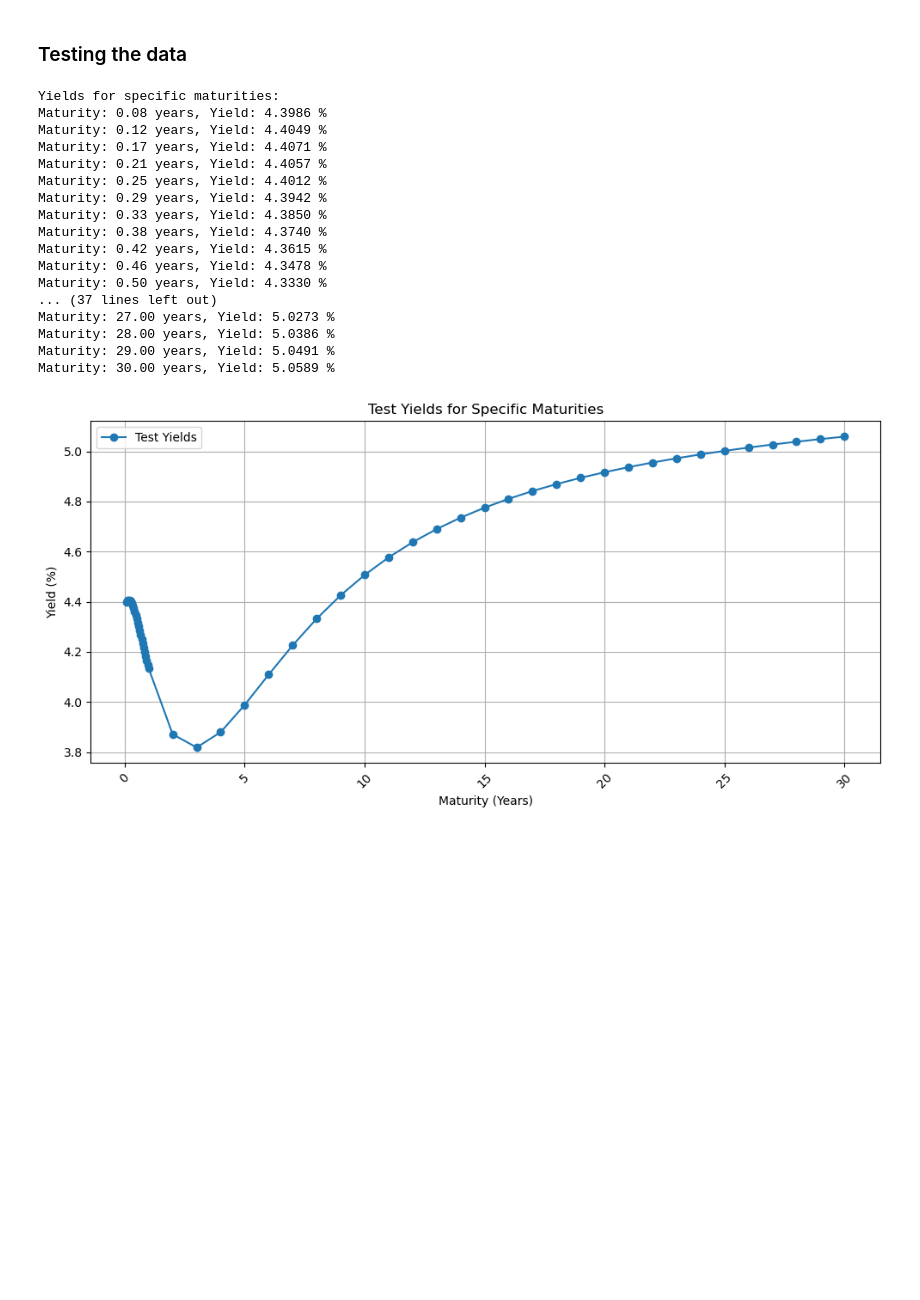
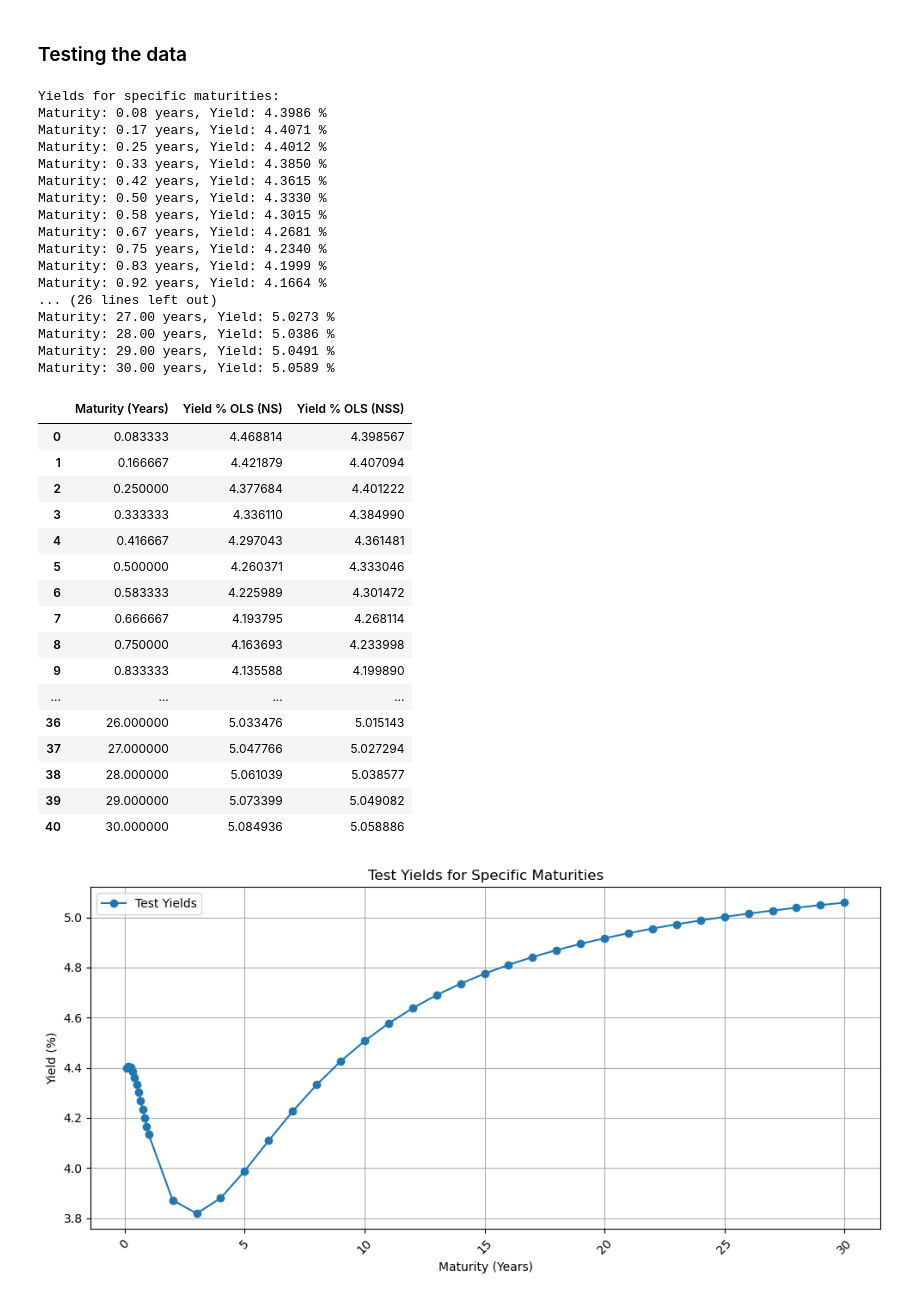
Before and after one commit to niranjan-kamal/yield_curve_and_stochastic_int_rate_modelling, a Jupyter notebook: Yield_curve_modelling.ipynb, the cells around one changed output. Saved outputs shown, nothing was run; the diff lists cells and outputs as text; code cells hidden in the pictures; blank space fills up the shorter version.

Commit message:
NSS, NS, CS, LI - All models done

```diff
--- a/Yield_curve_modelling.ipynb
+++ b/Yield_curve_modelling.ipynb
@@ -222,11 +222,16 @@ So both methods, when applied correctly to the same model and data, will yield t
 ### Testing the data
 # %%
 # find the yeild for 1 Mo, 1.5 Mo, 2 Mo, 2.5 Mo, 3 Mo, 3.5 Mo, 4 Mo, 4.5 Mo, 5 Mo, 5.5 Mo, 6 Mo, 6.5 Mo, 7 Mo, 7.5 Mo, 8 Mo, 8.5 Mo, 9 Mo, 9.5 Mo, 10 Mo, 10.5 Mo, 11 Mo, 11.5 Mo, 12 Mo, 1 Yr, 2 Yr, 3 Yr, 4 Yr, 5 Yr, 6 Yr, 7 Yr, 8 Yr, 9 Yr, 10 Yr, 11 Yr, 12 Yr, 13 Yr, 14 Yr, 15 Yr, 16 Yr, 17 Yr, 18 Yr, 19 Yr, 20 Yr, 21 Yr, 22 Yr, 23 Yr, 24 Yr, 25 Yr, 26 Yr, 27 Yr, 28 Yr, 29 Yr, 30 Yr
-maturities_to_check = [1/12, 1.5/12, 2/12, 2.5/12, 3/12, 3.5/12, 4/12, 4.5/12, 5/12, 5.5/12, 6/12, 6.5/12, 7/12, 7.5/12, 8/12, 8.5/12, 9/12, 9.5/12, 10/12, 10.5/12, 11/12, 11.5/12, 1, 2, 3, 4, 5, 6, 7, 8, 9, 10, 11, 12, 13, 14, 15, 16, 17, 18, 19, 20, 21, 22, 23, 24, 25, 26, 27, 28, 29, 30]
+maturities_to_check = [1/12, 2/12, 3/12, 4/12,  5/12, 6/12,  7/12, 8/12, 9/12, 10/12, 11/12, 1, 2, 3, 4, 5, 6, 7, 8, 9, 10, 11, 12, 13, 14, 15, 16, 17, 18, 19, 20, 21, 22, 23, 24, 25, 26, 27, 28, 29, 30]
 yields_to_check = nelson_siegel_model(maturities_to_check, beta0, beta1, beta2, lambd)
 print("Yields for specific maturities:")
 for maturity, yield_value in zip(maturities_to_check, yields_to_check):
     print(f"Maturity: {maturity:.2f} years, Yield: {yield_value:.4f} %")
+
+# store it in a DataFrame
+test_yields_df = pd.DataFrame({
+    'Maturity (Years)': maturities_to_check,
+    'Yield % OLS (NS)': nelson_siegel_model(maturities_to_check, beta0, beta1, beta2, lambd),})
 # %% [output]
 Yields for specific maturities:
 Maturity: 0.08 years, Yield: 4.4688 %
@@ -367,7 +372,7 @@ plt.show()
 ### Testing the data
 # %%
 # find the yeild for 1 Mo, 1.5 Mo, 2 Mo, 2.5 Mo, 3 Mo, 3.5 Mo, 4 Mo, 4.5 Mo, 5 Mo, 5.5 Mo, 6 Mo, 6.5 Mo, 7 Mo, 7.5 Mo, 8 Mo, 8.5 Mo, 9 Mo, 9.5 Mo, 10 Mo, 10.5 Mo, 11 Mo, 11.5 Mo, 12 Mo, 1 Yr, 2 Yr, 3 Yr, 4 Yr, 5 Yr, 6 Yr, 7 Yr, 8 Yr, 9 Yr, 10 Yr, 11 Yr, 12 Yr, 13 Yr, 14 Yr, 15 Yr, 16 Yr, 17 Yr, 18 Yr, 19 Yr, 20 Yr, 21 Yr, 22 Yr, 23 Yr, 24 Yr, 25 Yr, 26 Yr, 27 Yr, 28 Yr, 29 Yr, 30 Yr
-maturities_to_check = [1/12, 1.5/12, 2/12, 2.5/12, 3/12, 3.5/12, 4/12, 4.5/12, 5/12, 5.5/12, 6/12, 6.5/12, 7/12, 7.5/12, 8/12, 8.5/12, 9/12, 9.5/12, 10/12, 10.5/12, 11/12, 11.5/12, 1, 2, 3, 4, 5, 6, 7, 8, 9, 10, 11, 12, 13, 14, 15, 16, 17, 18, 19, 20, 21, 22, 23, 24, 25, 26, 27, 28, 29, 30]
+maturities_to_check = [1/12, 2/12, 3/12, 4/12,  5/12, 6/12,  7/12, 8/12, 9/12, 10/12, 11/12, 1, 2, 3, 4, 5, 6, 7, 8, 9, 10, 11, 12, 13, 14, 15, 16, 17, 18, 19, 20, 21, 22, 23, 24, 25, 26, 27, 28, 29, 30]
 yields_to_check = nelson_siegel_svensson_model(maturities_to_check, beta0, beta1, beta2, beta3, lambd1, lambd2)
 print("Yields for specific maturities:")
 for maturity, yield_value in zip(maturities_to_check, yields_to_check):
@@ -375,17 +380,17 @@ for maturity, yield_value in zip(maturities_to_check, yields_to_check):
 # %% [output]
 Yields for specific maturities:
 Maturity: 0.08 years, Yield: 4.3986 %
-Maturity: 0.12 years, Yield: 4.4049 %
 Maturity: 0.17 years, Yield: 4.4071 %
-Maturity: 0.21 years, Yield: 4.4057 %
 Maturity: 0.25 years, Yield: 4.4012 %
-Maturity: 0.29 years, Yield: 4.3942 %
 Maturity: 0.33 years, Yield: 4.3850 %
-Maturity: 0.38 years, Yield: 4.3740 %
 Maturity: 0.42 years, Yield: 4.3615 %
-Maturity: 0.46 years, Yield: 4.3478 %
 Maturity: 0.50 years, Yield: 4.3330 %
-... (37 lines left out)
+Maturity: 0.58 years, Yield: 4.3015 %
+Maturity: 0.67 years, Yield: 4.2681 %
+Maturity: 0.75 years, Yield: 4.2340 %
+Maturity: 0.83 years, Yield: 4.1999 %
+Maturity: 0.92 years, Yield: 4.1664 %
+... (26 lines left out)
 Maturity: 27.00 years, Yield: 5.0273 %
 Maturity: 28.00 years, Yield: 5.0386 %
 Maturity: 29.00 years, Yield: 5.0491 %
@@ -393,3 +401,23 @@ Maturity: 30.00 years, Yield: 5.0589 %
+# %%
+test_yields_df
+# %% [output]
+|  | Maturity (Years) | Yield % OLS (NS) | Yield % OLS (NSS) |
+| 0 | 0.083333 | 4.468814 | 4.398567 |
+| 1 | 0.166667 | 4.421879 | 4.407094 |
+| 2 | 0.250000 | 4.377684 | 4.401222 |
+| 3 | 0.333333 | 4.336110 | 4.384990 |
+| 4 | 0.416667 | 4.297043 | 4.361481 |
+| 5 | 0.500000 | 4.260371 | 4.333046 |
+| 6 | 0.583333 | 4.225989 | 4.301472 |
+| 7 | 0.666667 | 4.193795 | 4.268114 |
+| 8 | 0.750000 | 4.163693 | 4.233998 |
+| 9 | 0.833333 | 4.135588 | 4.199890 |
+| ... | ... | ... | ... |
+| 36 | 26.000000 | 5.033476 | 5.015143 |
+| 37 | 27.000000 | 5.047766 | 5.027294 |
+| 38 | 28.000000 | 5.061039 | 5.038577 |
+| 39 | 29.000000 | 5.073399 | 5.049082 |
+| 40 | 30.000000 | 5.084936 | 5.058886 |
 # %%
 # plot the test yields with yields number on each point with equal spacing and the values not clashing on each other
 plt.figure(figsize=(10, 5))
```
Also changed, not shown: parts of 13 cells of this notebook.
